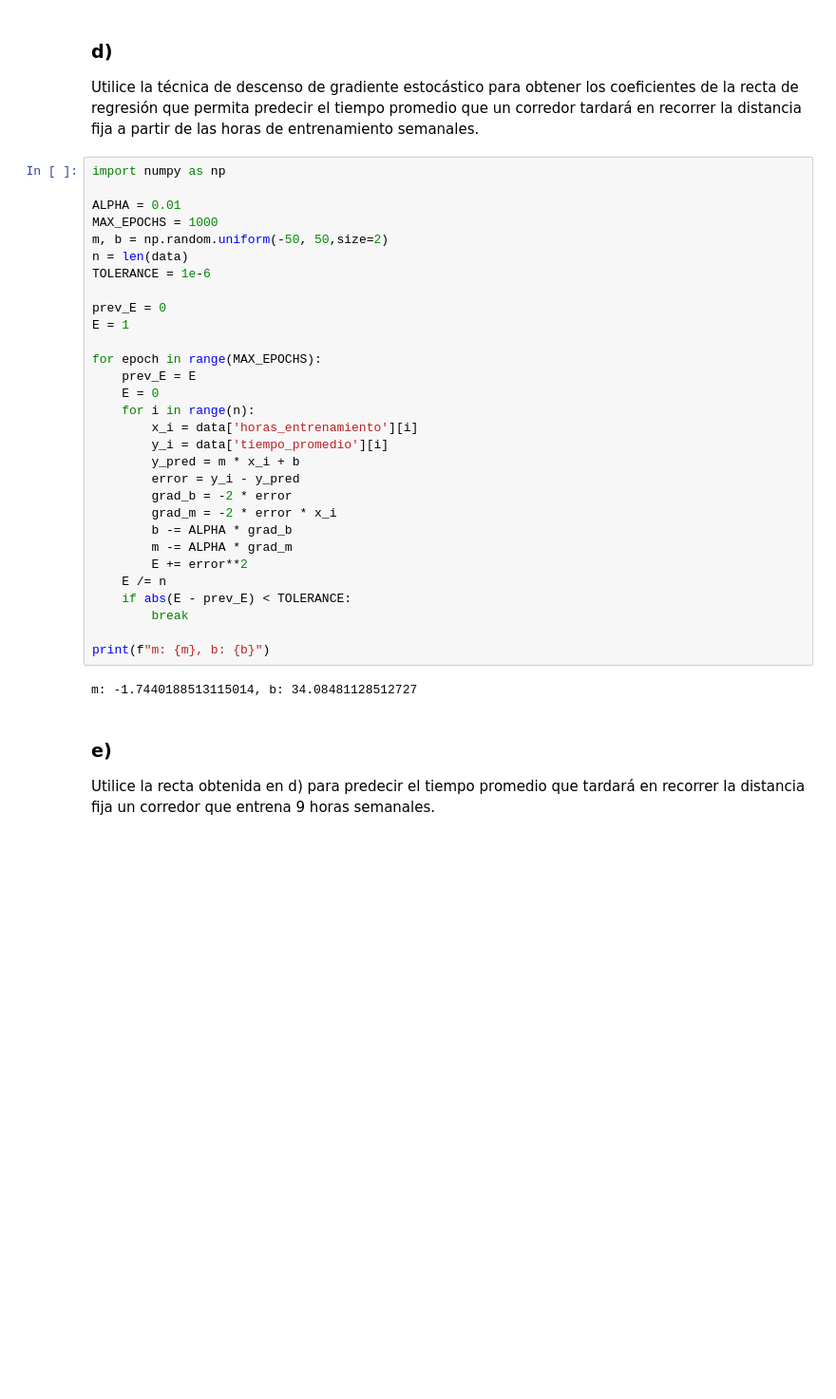
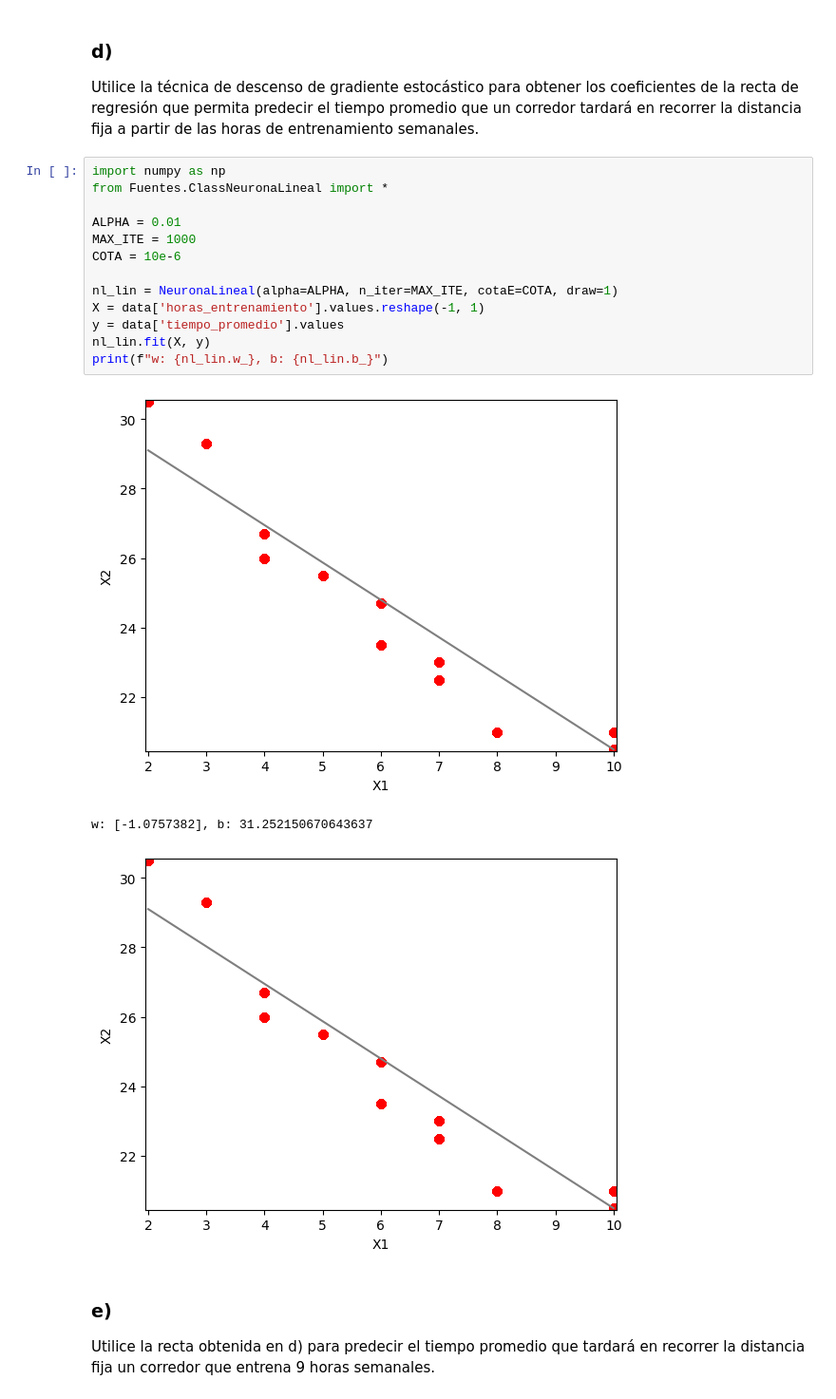
Before and after one commit to gonblas/deep-learning-unlp, a Jupyter notebook: Practicas/p3/03_Corredores.ipynb, the cells around one changed output. Shown at 95% size. Saved outputs shown, nothing was run; the diff lists cells and outputs as text; blank space fills up the shorter version.

```diff
--- a/Practicas/p3/03_Corredores.ipynb
+++ b/Practicas/p3/03_Corredores.ipynb
@@ -82,36 +82,21 @@ Esta ecuación si bien es una aproximación y no tiene la misma exactitud que la
 Utilice la técnica de descenso de gradiente estocástico para obtener los coeficientes de la recta de regresión que permita predecir el tiempo promedio que un corredor tardará en recorrer la distancia fija a partir de las horas de entrenamiento semanales.
 # %%
 import numpy as np
+from Fuentes.ClassNeuronaLineal import *
 
 ALPHA = 0.01
-MAX_EPOCHS = 1000
-m, b = np.random.uniform(-50, 50,size=2)
-n = len(data)
-TOLERANCE = 1e-6
+MAX_ITE = 1000
+COTA = 10e-6
 
-prev_E = 0
-E = 1
-
-for epoch in range(MAX_EPOCHS):
-    prev_E = E
-    E = 0
-    for i in range(n):
-        x_i = data['horas_entrenamiento'][i]
-        y_i = data['tiempo_promedio'][i]
-        y_pred = m * x_i + b
-        error = y_i - y_pred
-        grad_b = -2 * error
-        grad_m = -2 * error * x_i
-        b -= ALPHA * grad_b
-        m -= ALPHA * grad_m
-        E += error**2
-    E /= n
-    if abs(E - prev_E) < TOLERANCE:
-        break
-
-print(f"m: {m}, b: {b}")
+nl_lin = NeuronaLineal(alpha=ALPHA, n_iter=MAX_ITE, cotaE=COTA, draw=1)
+X = data['horas_entrenamiento'].values.reshape(-1, 1)
+y = data['tiempo_promedio'].values
+nl_lin.fit(X, y)
+print(f"w: {nl_lin.w_}, b: {nl_lin.b_}")
 # %% [output]
+[figure, added]
-m: -1.7440188513115014, b: 34.08481128512727
+w: [-1.0757382], b: 31.252150670643637
+[figure, added]
 # %% [markdown]
 ### e)
 
```
Also changed, not shown: 9 other files.
